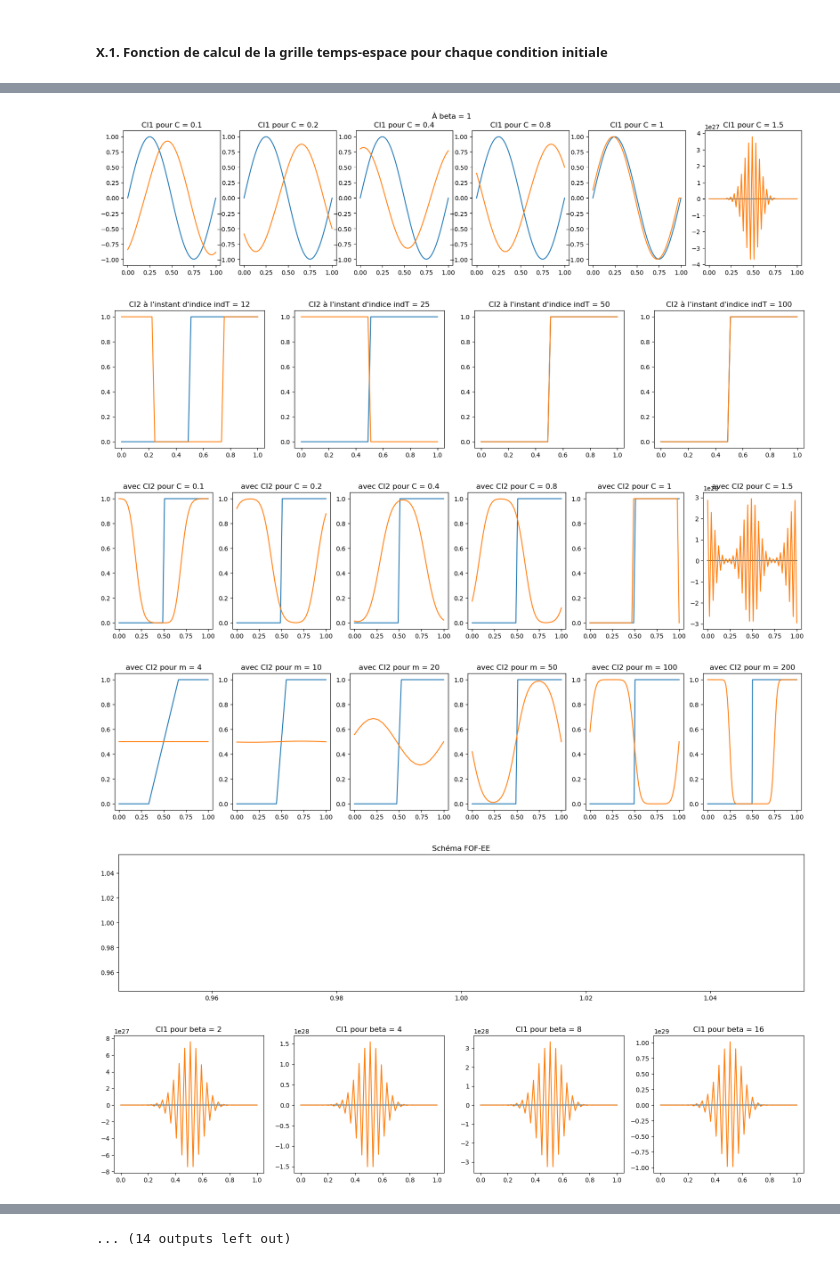
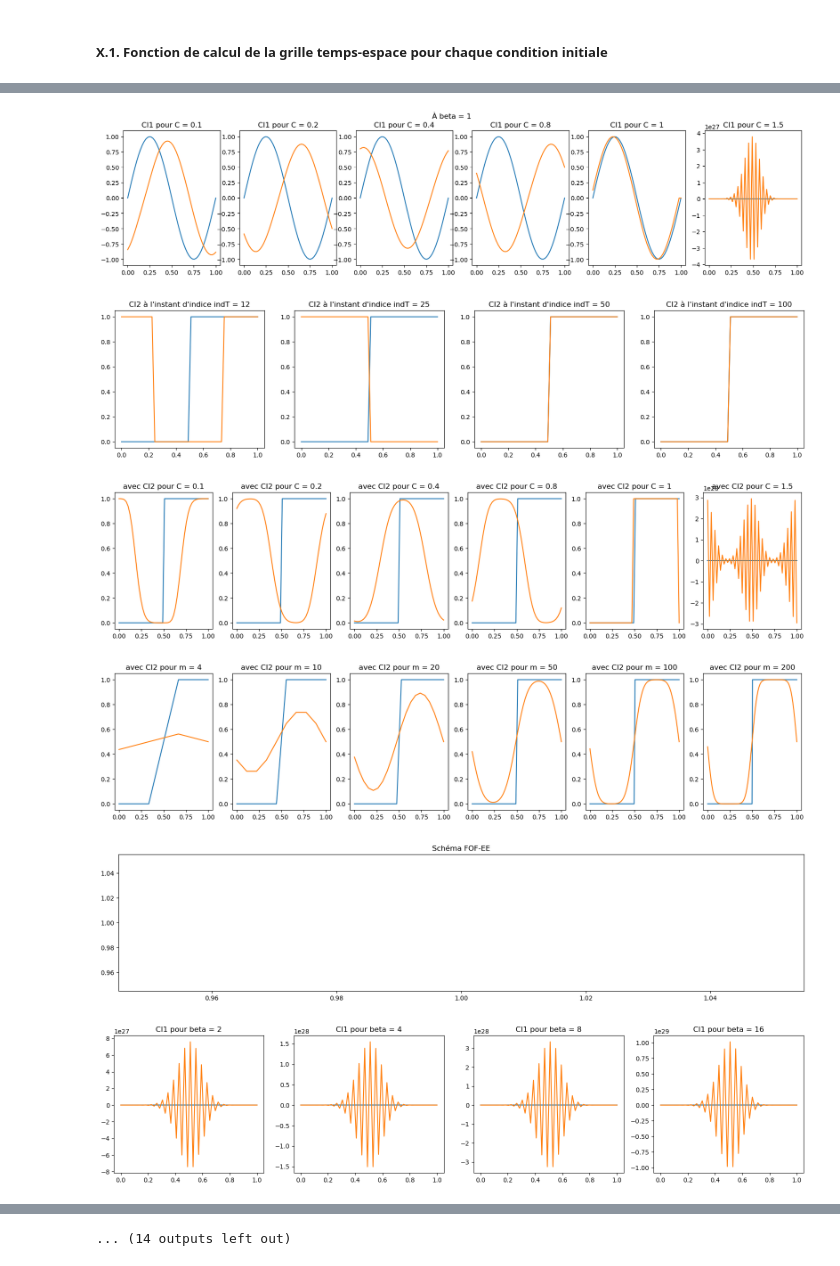
Before and after one commit to MaxMosh/n7-SN, a Jupyter notebook: 2A ModIA/S7 (INSA)/Modélisation et Calcul Scientifique/EDP/TPs/TP1/TP1.ipynb, the cells around one changed output, grey strips where cells are left out. Cells and saved outputs as stored; diff of their text form; code cells hidden in the pictures.

```diff
--- a/2A ModIA/S7 (INSA)/Modélisation et Calcul Scientifique/EDP/TPs/TP1/TP1.ipynb
+++ b/2A ModIA/S7 (INSA)/Modélisation et Calcul Scientifique/EDP/TPs/TP1/TP1.ipynb
@@ -67,6 +67,9 @@ indTviz = [int(np.floor(p/2**i)) for i in range(3,-1,-1)]       # indices pour l
 
 # Constantes point 5 (nécessitera donc une rédéfinition des abscisses)
 liste_m = [4, 10, 20, 50, 100, 200]
+liste_deltax = [L/liste_m[i] for i in range(len(liste_m))]
+liste_deltaT = [C*liste_deltax[i]/a for i in range(len(liste_deltax))]
+liste_p = [int(T/liste_deltaT[i]) for i in range(len(liste_deltaT))]
 
 # Constantes point 6
 moins_a = -a
@@ -265,50 +268,48 @@ for schema in liste_schemas :
     # Point 5
     plt.figure(figsize=(20, 4))
     print("\n Solutions obtenues avec différents m pour la condition CI2")
-    indm = 1
-    for mpoint5 in liste_m :
-        abscissepoint5 = np.linspace(0,L,mpoint5)
+    for indm in range(len(liste_m)) :
+        abscissepoint5 = np.linspace(0,L,liste_m[indm])
         u0point5 = np.vectorize(CI2)(abscissepoint5, x0)
-        grillepoint5 = grille(mpoint5, p, u0point5, schema, C)
+        grillepoint5 = grille(liste_m[indm], liste_p[indm], u0point5, schema, C)
         # TODO : implémenter le code pour la visualisation, pour l'instant les deux lignes ci-dessous
-        plt.subplot(1,len(liste_m),indm)
+        plt.subplot(1,len(liste_m),indm + 1)
         plt.plot(abscissepoint5, grillepoint5[:,0])
         plt.plot(abscissepoint5, grillepoint5[:,-1])
-        plt.title("avec CI2 pour m = " + str(mpoint5))
-        indm += 1
+        plt.title("avec CI2 pour m = " + str(liste_m[indm]))
     print("TODO : commentaires sur les figures pour le point 5 avec le schéma " + liste_nom_schemas[indschema])
 
 
 
     indschema += 1
 # %% [output]
  Solutions obtenues avec différents beta pour la condition CI1
 TODO : commentaires sur les figures pour le point 1 avec le schéma FOU-EE
 
  Solutions obtenues avec différents C pour la condition CI1
 TODO : commentaires sur les figures pour le point 2 avec le schéma FOU-EE
 
  Solutions obtenues pour C = 1 pour la condition CI2
 TODO : commentaires sur les figures pour le point 3 avec le schéma FOU-EE
 
  Solutions obtenues avec différents C pour la condition CI2
 TODO : commentaires sur les figures pour le point 4 avec le schéma FOU-EE
 
 ... (39 lines left out)
  Solutions obtenues pour C = 1 pour la condition CI2
 TODO : commentaires sur les figures pour le point 3 avec le schéma de Lax-Wendroff
 
  Solutions obtenues avec différents C pour la condition CI2
 TODO : commentaires sur les figures pour le point 4 avec le schéma de Lax-Wendroff
 
  Solutions obtenues avec différents m pour la condition CI2
 TODO : commentaires sur les figures pour le point 5 avec le schéma de Lax-Wendroff
 [figure]
 [figure]
 [figure]
 [figure]
 [figure]
-[figure, old version]
+[figure, new version]
 [figure]
 [figure]
 [figure]
```
Also changed, not shown: 4 other files.
